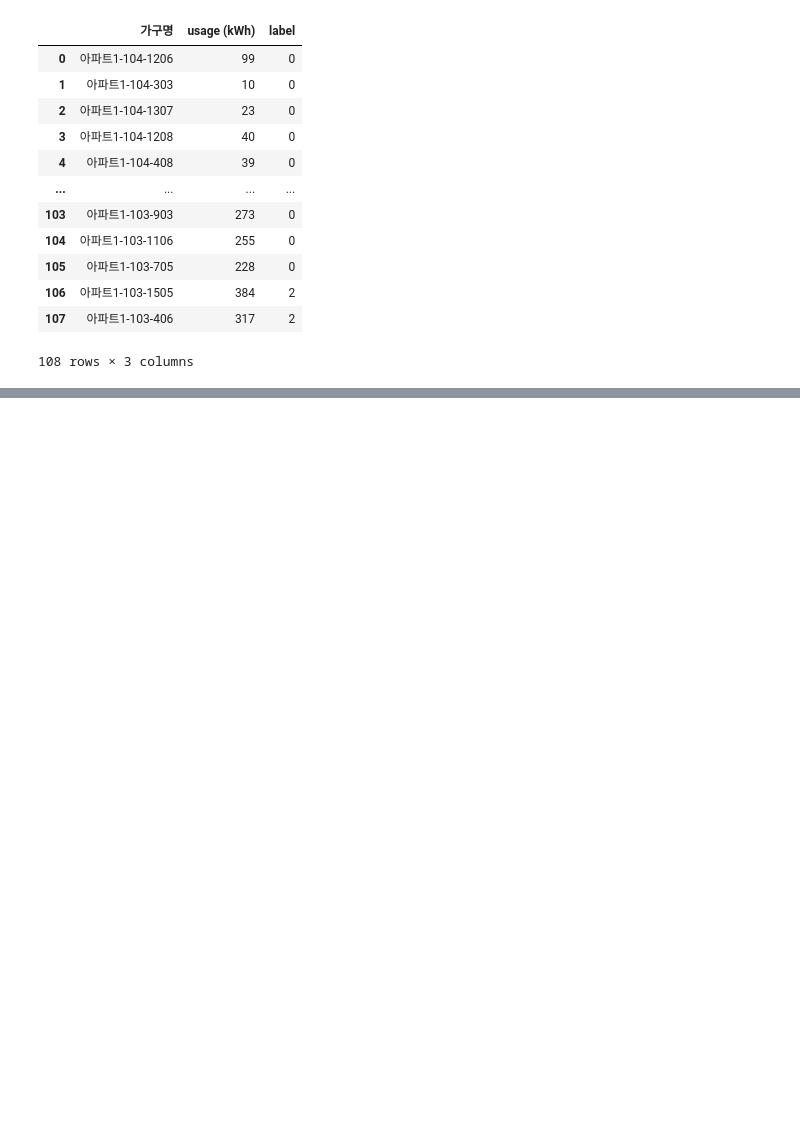
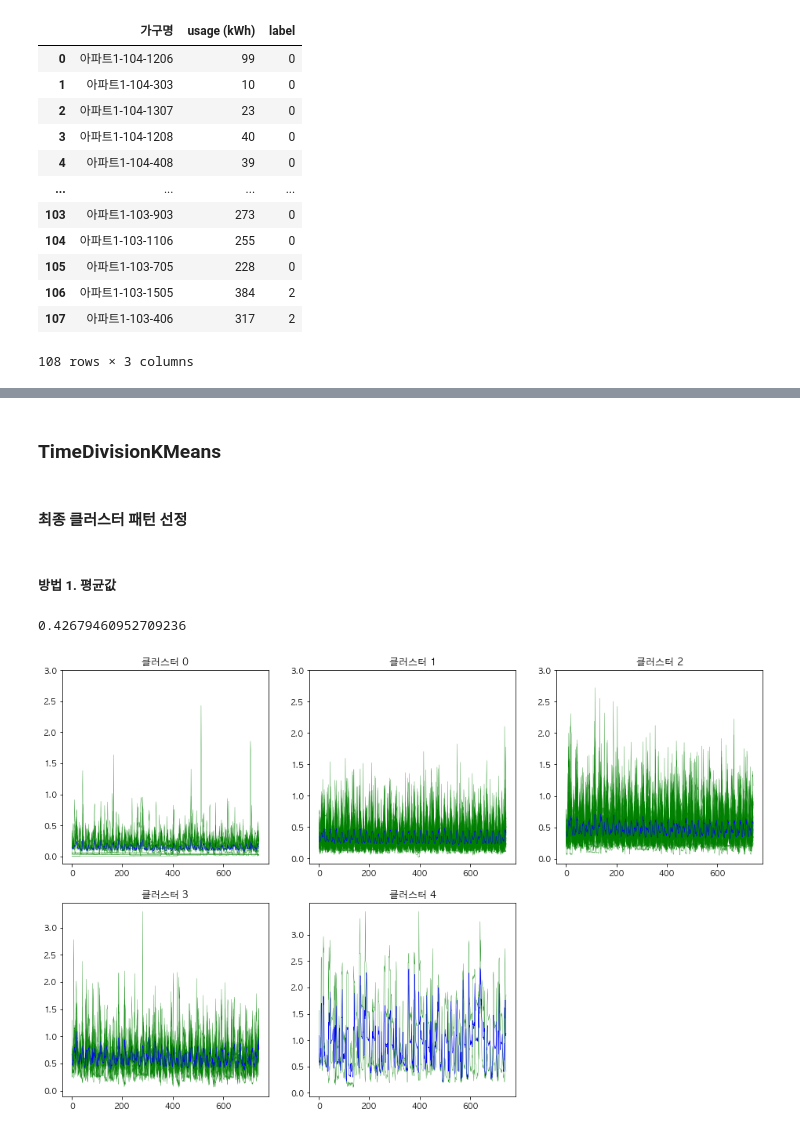
Before and after one commit to formegusto/distribution-public-fee, a Jupyter notebook: pt4-ex-2.ecv compare.ipynb, the cells around one changed output, grey strips where cells are left out. Cells and saved outputs as stored; diff of their text form; code cells hidden in the pictures; blank space fills up the shorter version.

```diff
--- a/pt4-ex-2.ecv compare.ipynb
+++ b/pt4-ex-2.ecv compare.ipynb
@@ -145,0 +122,6 @@ get_anomaly_data(group_df)
+# %%
+tdkmeans_group_df = ut.make_group_df(m_60_1, tdkmeans, _type="tdKMeans")
+tdkmeans_anomaly_df = ut.get_anomaly_df(tdkmeans_group_df)
+
+tdkmeans_group_df = ut.adjust_anomaly_df(m_60_1, tdkmeans_anomaly_df, tdkmeans_group_df)
+tdkmeans_group_df
@@ -145,0 +180,29 @@ get_anomaly_data(group_df)
+# %% [markdown]
+### TimeDivisionKMeans
+# %% [markdown]
+#### 최종 클러스터 패턴 선정
+# %% [markdown]
+##### 방법 1. 평균값
+# %%
+unique_groups = np.unique(tdkmeans_group_df['label'])
+clusters_ = np.array([])
+
+for group in unique_groups:
+    sel_group_df = tdkmeans_group_df[
+        tdkmeans_group_df['label'] == group
+    ]
+    _cluster = tdkmeans.df[sel_group_df['가구명'].values].mean(axis=1).values
+
+    clusters_ = np.append(clusters_, _cluster)
+    clusters_ = clusters_.reshape(-1,len(_cluster))
+
+_kmeans_1 = KMeans(datas=tdkmeans.df.T.values, K=len(unique_groups))
+_kmeans_1.init_setting()
+_kmeans_1.clusters_ = clusters_
+_kmeans_1.labels_ = tdkmeans_group_df['label'].values
+
+print(_kmeans_1.ecv)
+_kmeans_1.draw_plot()
+# %% [output]
+0.42679460952709236
+[figure, added]
```
Also changed, not shown: parts of 28 cells of this notebook, 1 other file.
